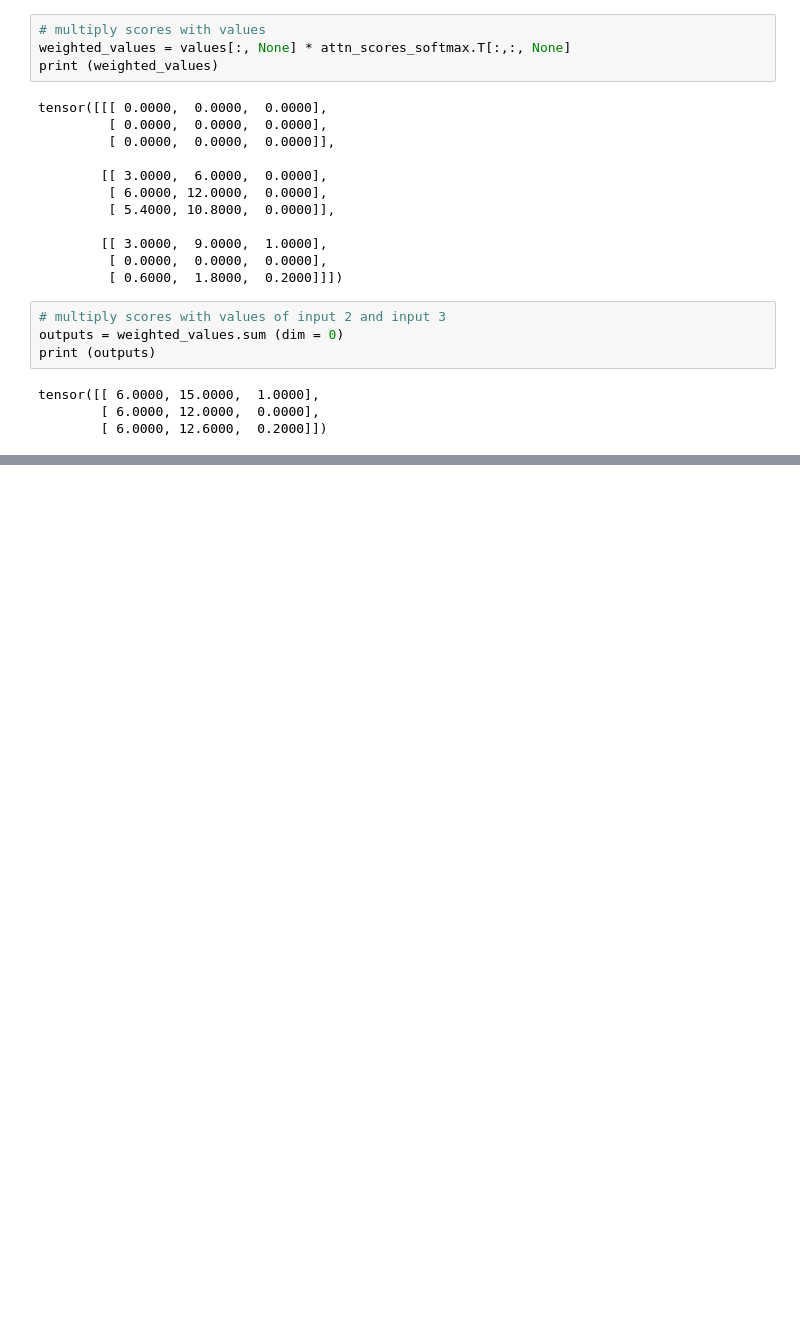
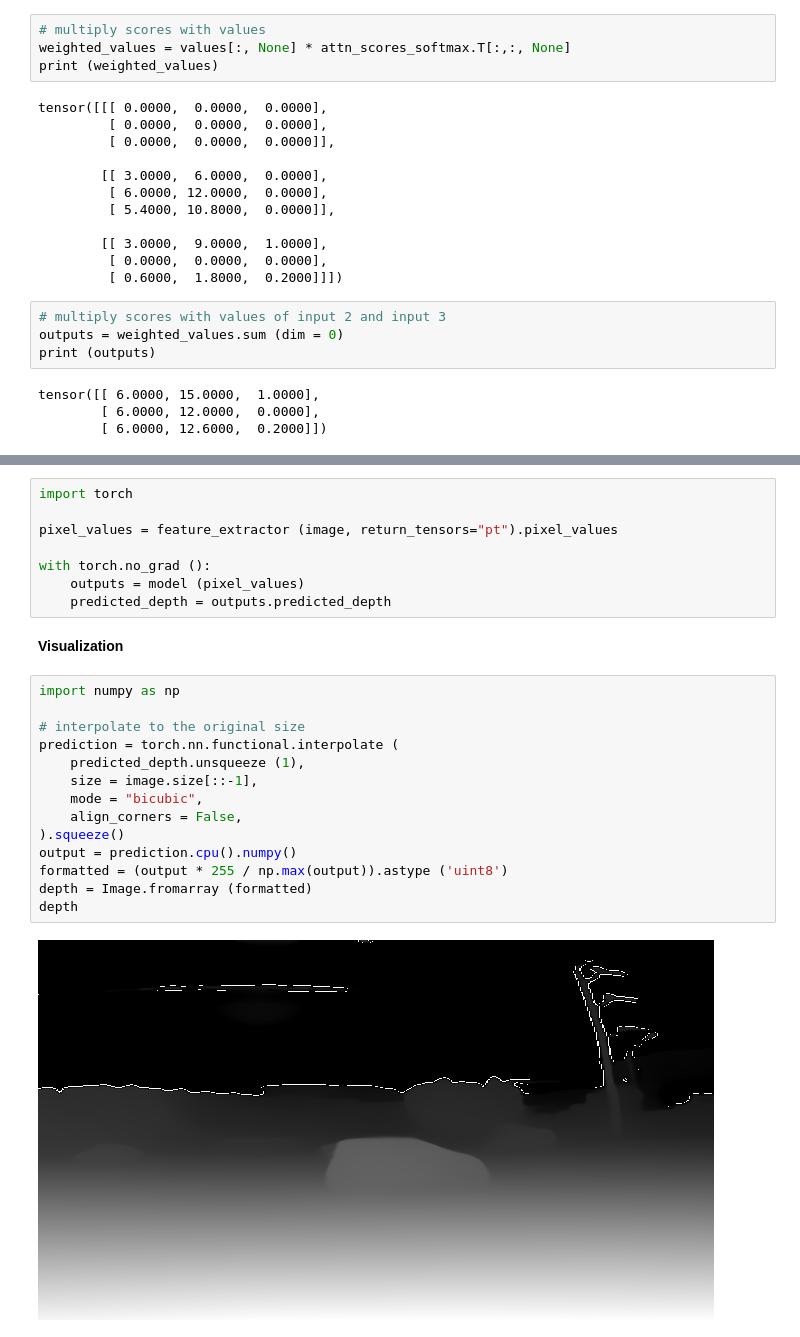
Before and after one commit to AleksandrMorozov123/Computer_vision_architectures, a Jupyter notebook: transformers.ipynb, the cells around one changed output, grey strips where cells are left out. Saved outputs shown, nothing was run; the diff lists cells and outputs as text; blank space fills up the shorter version.

```diff
--- a/transformers.ipynb
+++ b/transformers.ipynb
@@ -159,0 +205,26 @@ tensor([[ 6.0000, 15.0000,  1.0000],
+# %%
+import torch
+
+pixel_values = feature_extractor (image, return_tensors="pt").pixel_values
+
+with torch.no_grad ():
+    outputs = model (pixel_values)
+    predicted_depth = outputs.predicted_depth
+# %% [markdown]
+**Visualization**
+# %%
+import numpy as np
+
+# interpolate to the original size
+prediction = torch.nn.functional.interpolate (
+    predicted_depth.unsqueeze (1),
+    size = image.size[::-1],
+    mode = "bicubic",
+    align_corners = False,
+).squeeze()
+output = prediction.cpu().numpy()
+formatted = (output * 255 / np.max(output)).astype ('uint8')
+depth = Image.fromarray (formatted)
+depth
+# %% [output]
+[figure, added]
```
Also changed, not shown: parts of 7 cells of this notebook.
